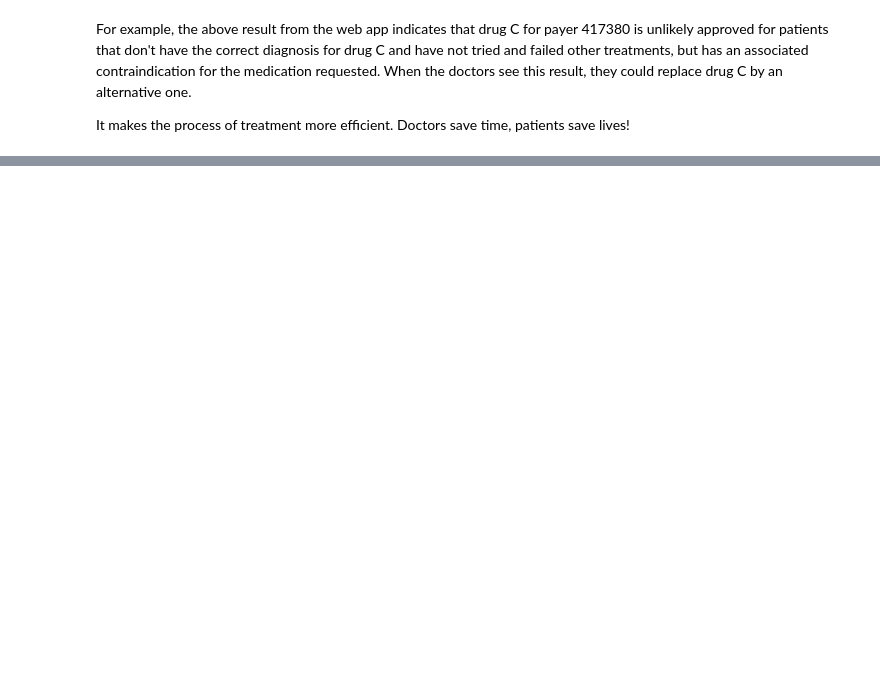
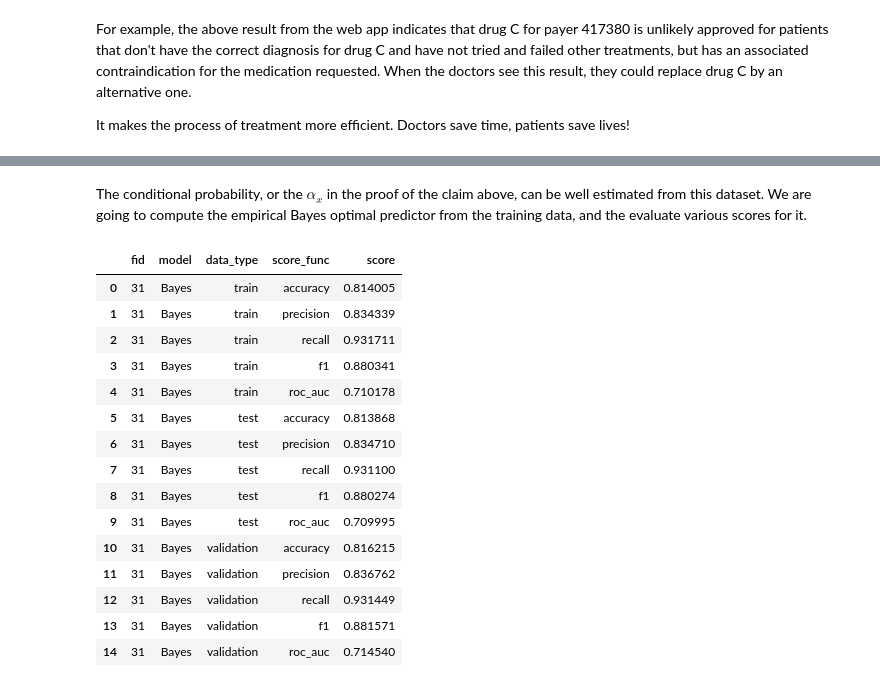
Before and after one commit to domagal9/classifymymeds, a Jupyter notebook: pa_classifier.ipynb, the cells around one changed output, grey strips where cells are left out. Drawn from its saved outputs; the diff is of its cells as text; code cells hidden in the pictures; blank space fills up the shorter version.

```diff
--- a/pa_classifier.ipynb
+++ b/pa_classifier.ipynb
@@ -699,0 +783,56 @@ It makes the process of treatment more efficient. Doctors save time, patients sa
+# %% [markdown]
+The conditional probability, or the $\alpha_x$ in the proof of the claim above, can be well estimated from this dataset. We are going to compute the empirical Bayes optimal predictor from the training data, and the evaluate various scores for it.
+# %%
+class BayesOptimalPredictor:
+
+    def __init__(self):
+        self.features = ['bin', 'drug', 'correct_diagnosis', 'tried_and_failed', 'contraindication']
+
+    def fit(self, X, y=None):
+        self.predictions_ = {}
+        df = (
+            X
+            .groupby(self.features)
+            .agg(rate=('pa_approved', lambda s: s.sum() / s.count()))
+        )
+        for f, r in zip(df.index, df.rate):
+            self.predictions_[f] = int(r > 0.5)
+        return self
+
+    def predict(self, X):
+        y = X.apply(self._predict_row, axis=1)
+        return y.to_numpy()
+
+    def _predict_row(self, row):
+        t = tuple(getattr(row, f) for f in self.features)
+        return self.predictions_[t]
+
+bop = BayesOptimalPredictor().fit(df_train)
+data = []
+for dt, X in [('train', df_train), ('test', df_test), ('validation', df_val)]:
+    y_pred = bop.predict(X)
+    y_true = X.pa_approved.to_numpy()
+    for name, func in score_funcs:
+        s = func(y_true, y_pred)
+        # fid = 31 for using all features
+        data.append([31, 'Bayes', dt, name, s])
+df_bayes = save_evaluate_data(data)
+
+df_bayes
+# %% [output]
+|  | fid | model | data_type | score_func | score |
+| 0 | 31 | Bayes | train | accuracy | 0.814005 |
+| 1 | 31 | Bayes | train | precision | 0.834339 |
+| 2 | 31 | Bayes | train | recall | 0.931711 |
+| 3 | 31 | Bayes | train | f1 | 0.880341 |
+| 4 | 31 | Bayes | train | roc_auc | 0.710178 |
+| 5 | 31 | Bayes | test | accuracy | 0.813868 |
+| 6 | 31 | Bayes | test | precision | 0.834710 |
+| 7 | 31 | Bayes | test | recall | 0.931100 |
+| 8 | 31 | Bayes | test | f1 | 0.880274 |
+| 9 | 31 | Bayes | test | roc_auc | 0.709995 |
+| 10 | 31 | Bayes | validation | accuracy | 0.816215 |
+| 11 | 31 | Bayes | validation | precision | 0.836762 |
+| 12 | 31 | Bayes | validation | recall | 0.931449 |
+| 13 | 31 | Bayes | validation | f1 | 0.881571 |
+| 14 | 31 | Bayes | validation | roc_auc | 0.714540 |
```
Also changed, not shown: parts of 12 cells of this notebook.
